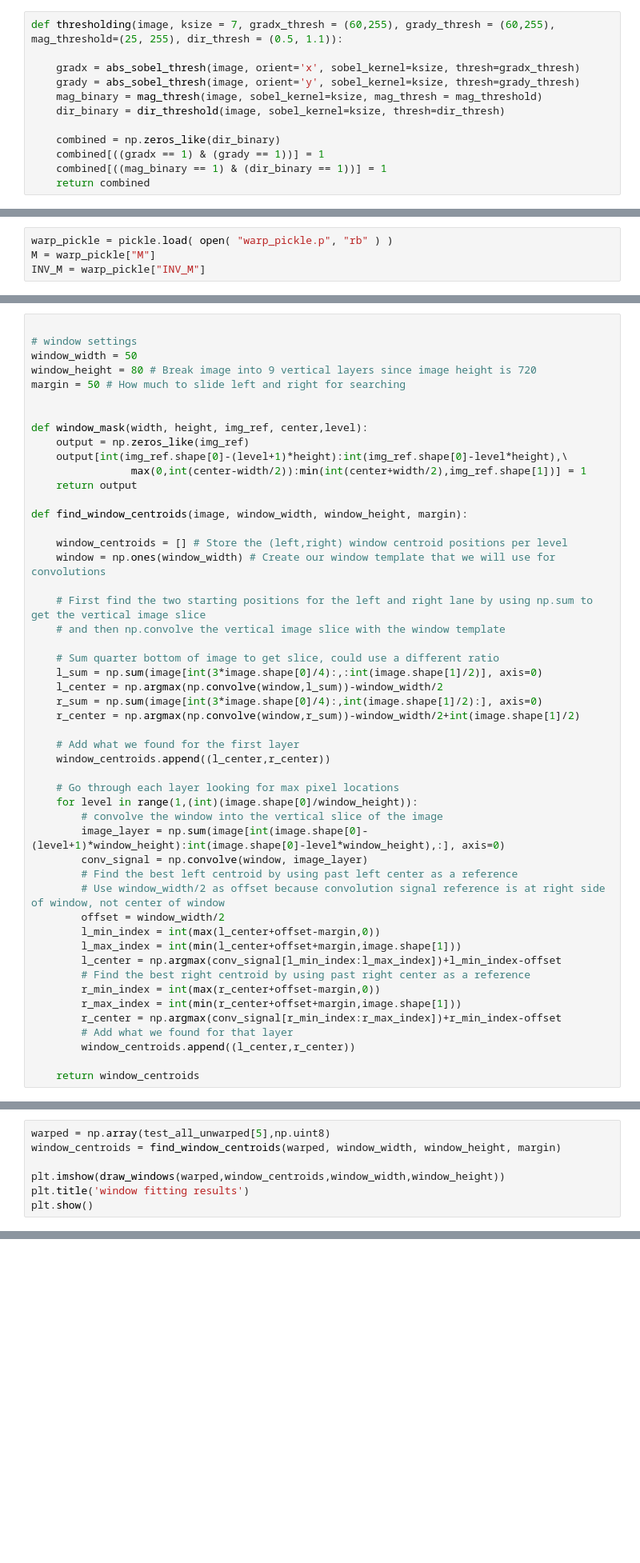
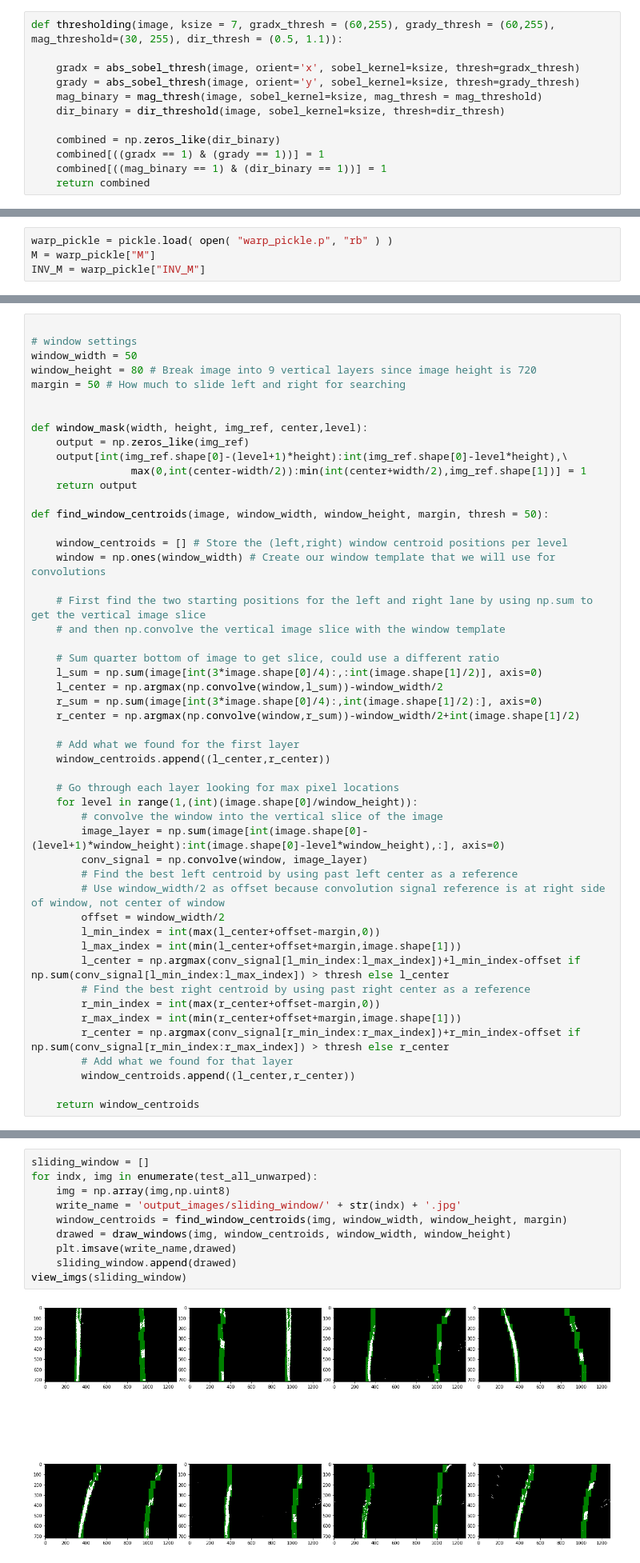
Before and after one commit to Aladdin95/CarND-Advanced-Lane-Lines, a Jupyter notebook: Advanced Lane Finding.ipynb, the cells around one changed output, grey strips where cells are left out. Shown at 80% size. Cells and saved outputs as stored; diff of their text form; blank space fills up the shorter version.

Commit message:
50 point thresh at sliding window added, perfect lane lines detection, visualize the lane in the undistordted original images

```diff
--- a/Advanced Lane Finding.ipynb
+++ b/Advanced Lane Finding.ipynb
@@ -119,7 +119,7 @@ def dir_threshold(img, sobel_kernel=3, thresh=(0, np.pi/2)):
     binary_output = mask # Remove this line
     return binary_output
 # %%
-def thresholding(image, ksize = 7, gradx_thresh = (60,255), grady_thresh = (60,255), mag_threshold=(25, 255), dir_thresh = (0.5, 1.1)):
+def thresholding(image, ksize = 7, gradx_thresh = (60,255), grady_thresh = (60,255), mag_threshold=(30, 255), dir_thresh = (0.5, 1.1)):
 
     gradx = abs_sobel_thresh(image, orient='x', sobel_kernel=ksize, thresh=gradx_thresh)
     grady = abs_sobel_thresh(image, orient='y', sobel_kernel=ksize, thresh=grady_thresh)
@@ -192,7 +192,7 @@ def window_mask(width, height, img_ref, center,level):
                 max(0,int(center-width/2)):min(int(center+width/2),img_ref.shape[1])] = 1
     return output
 
-def find_window_centroids(image, window_width, window_height, margin):
+def find_window_centroids(image, window_width, window_height, margin, thresh = 50):
 
     window_centroids = [] # Store the (left,right) window centroid positions per level
     window = np.ones(window_width) # Create our window template that we will use for convolutions
@@ -219,11 +219,11 @@ def find_window_centroids(image, window_width, window_height, margin):
         offset = window_width/2
         l_min_index = int(max(l_center+offset-margin,0))
         l_max_index = int(min(l_center+offset+margin,image.shape[1]))
-        l_center = np.argmax(conv_signal[l_min_index:l_max_index])+l_min_index-offset
+        l_center = np.argmax(conv_signal[l_min_index:l_max_index])+l_min_index-offset if np.sum(conv_signal[l_min_index:l_max_index]) > thresh else l_center
         # Find the best right centroid by using past right center as a reference
         r_min_index = int(max(r_center+offset-margin,0))
         r_max_index = int(min(r_center+offset+margin,image.shape[1]))
-        r_center = np.argmax(conv_signal[r_min_index:r_max_index])+r_min_index-offset
+        r_center = np.argmax(conv_signal[r_min_index:r_max_index])+r_min_index-offset if np.sum(conv_signal[r_min_index:r_max_index]) > thresh else r_center
         # Add what we found for that layer
         window_centroids.append((l_center,r_center))
 
@@ -259,10 +259,3 @@ def draw_windows(warped, window_centroids, window_width, window_height):
 
     # Display the final results
     return output
-# %%
-warped = np.array(test_all_unwarped[5],np.uint8)
-window_centroids = find_window_centroids(warped, window_width, window_height, margin)
-
-plt.imshow(draw_windows(warped,window_centroids,window_width,window_height))
-plt.title('window fitting results')
-plt.show()
@@ -324,0 +284,12 @@ array([[0., 0., 0., ..., 0., 0., 0.],
+# %%
+sliding_window = []
+for indx, img in enumerate(test_all_unwarped):
+    img = np.array(img,np.uint8)
+    write_name = 'output_images/sliding_window/' + str(indx) + '.jpg'
+    window_centroids = find_window_centroids(img, window_width, window_height, margin)
+    drawed = draw_windows(img, window_centroids, window_width, window_height)
+    plt.imsave(write_name,drawed)
+    sliding_window.append(drawed)
+view_imgs(sliding_window)
+# %% [output]
+[figure, added]
```
Also changed, not shown: parts of 11 cells of this notebook, 48 other files.
